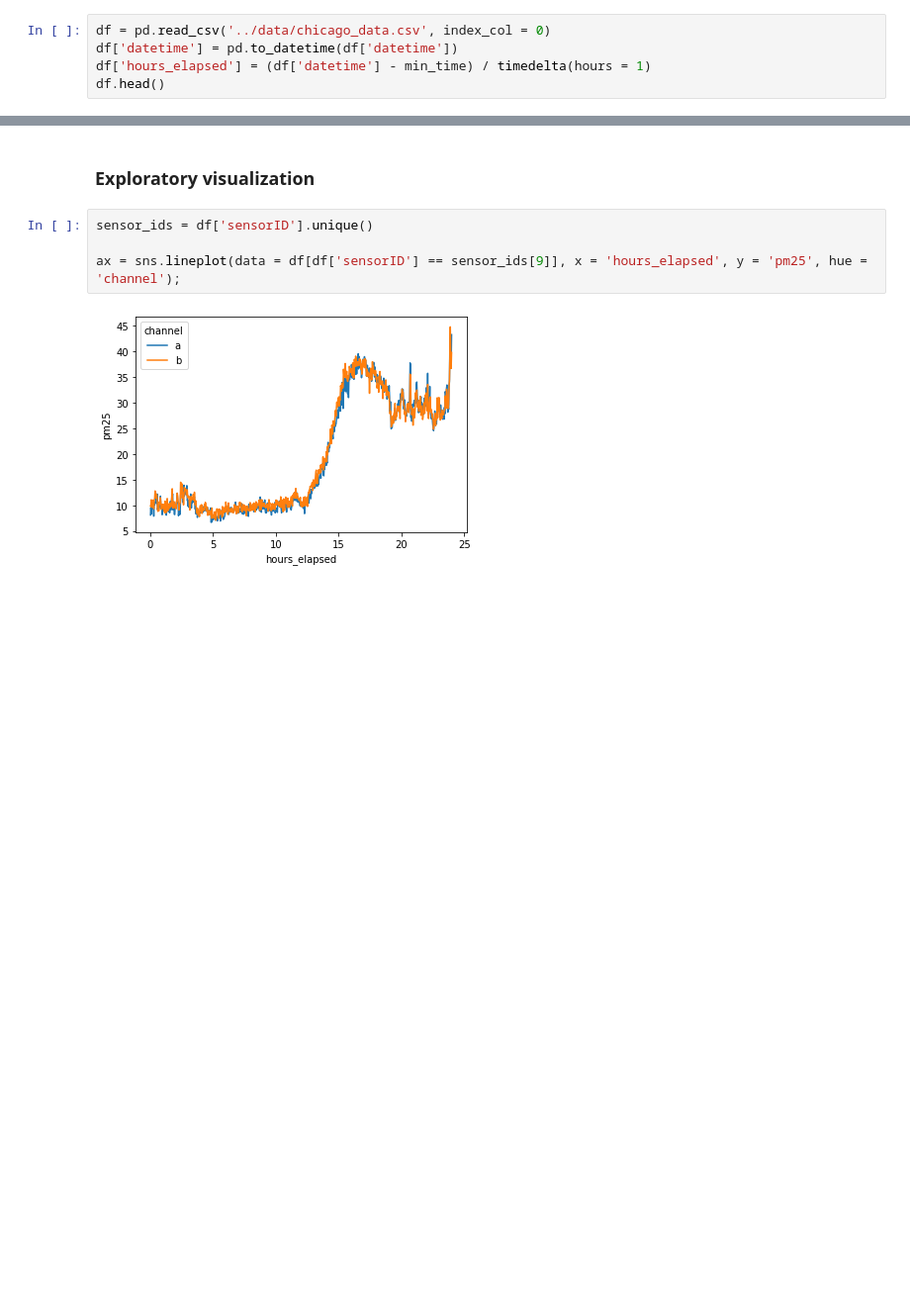
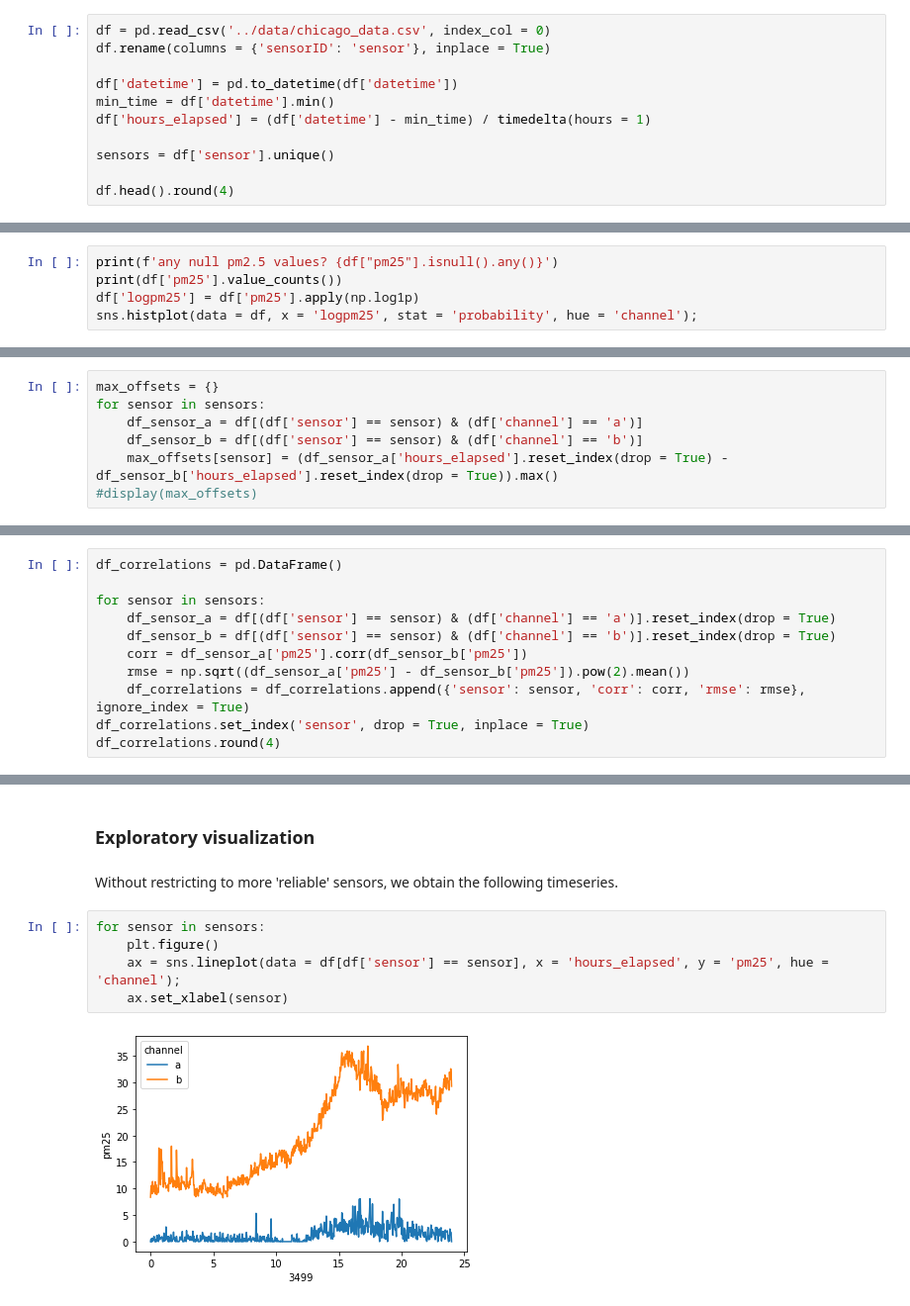
Before and after one commit to code-312/Air-Quality, a Jupyter notebook: notebooks/spatial_variation.ipynb, the cells around one changed output, grey strips where cells are left out. Shown: that part at 99% size. Cells and saved outputs as stored; diff of their text form; blank space fills up the shorter version.

Commit message:
Started work on avg a, b channels. Confused about merge

```diff
--- a/notebooks/spatial_variation.ipynb
+++ b/notebooks/spatial_variation.ipynb
@@ -23,7 +23,13 @@ Note that in this notebook (unlike some of our other notebooks), both `a` and `b
 The datetime column is a bit hard to work with for data exploration/visualization purposes, so we'll add a column that measures the hours elapsed from the minimum value observed in the whole DataFrame.
 # %%
 df = pd.read_csv('../data/chicago_data.csv', index_col = 0)
+df.rename(columns = {'sensorID': 'sensor'}, inplace = True)
+
 df['datetime'] = pd.to_datetime(df['datetime'])
+min_time = df['datetime'].min()
 df['hours_elapsed'] = (df['datetime'] - min_time) / timedelta(hours = 1)
-df.head()
+
+sensors = df['sensor'].unique()
+
+df.head().round(4)
 # %% [output]
@@ -46,0 +50,5 @@ Name: name, dtype: int64
+# %%
+print(f'any null pm2.5 values? {df["pm25"].isnull().any()}')
+print(df['pm25'].value_counts())
+df['logpm25'] = df['pm25'].apply(np.log1p)
+sns.histplot(data = df, x = 'logpm25', stat = 'probability', hue = 'channel');
@@ -46,0 +85,7 @@ Name: name, dtype: int64
+# %%
+max_offsets = {}
+for sensor in sensors:
+    df_sensor_a = df[(df['sensor'] == sensor) & (df['channel'] == 'a')]
+    df_sensor_b = df[(df['sensor'] == sensor) & (df['channel'] == 'b')]
+    max_offsets[sensor] = (df_sensor_a['hours_elapsed'].reset_index(drop = True) - df_sensor_b['hours_elapsed'].reset_index(drop = True)).max()
+#display(max_offsets)
@@ -46,0 +94,11 @@ Name: name, dtype: int64
+# %%
+df_correlations = pd.DataFrame()
+
+for sensor in sensors:
+    df_sensor_a = df[(df['sensor'] == sensor) & (df['channel'] == 'a')].reset_index(drop = True)
+    df_sensor_b = df[(df['sensor'] == sensor) & (df['channel'] == 'b')].reset_index(drop = True)
+    corr = df_sensor_a['pm25'].corr(df_sensor_b['pm25'])
+    rmse = np.sqrt((df_sensor_a['pm25'] - df_sensor_b['pm25']).pow(2).mean())
+    df_correlations = df_correlations.append({'sensor': sensor, 'corr': corr, 'rmse': rmse}, ignore_index = True)
+df_correlations.set_index('sensor', drop = True, inplace = True)
+df_correlations.round(4)
@@ -47,8 +137,11 @@ Name: name, dtype: int64
 # %% [markdown]
 ### Exploratory visualization
+# %% [markdown]
+Without restricting to more 'reliable' sensors, we obtain the following timeseries.
 # %%
-sensor_ids = df['sensorID'].unique()
-
-ax = sns.lineplot(data = df[df['sensorID'] == sensor_ids[9]], x = 'hours_elapsed', y = 'pm25', hue = 'channel');
+for sensor in sensors:
+    plt.figure()
+    ax = sns.lineplot(data = df[df['sensor'] == sensor], x = 'hours_elapsed', y = 'pm25', hue = 'channel');
+    ax.set_xlabel(sensor)
 # %% [output]
-[figure, old version]
+[figure, new version]
```
Also changed, not shown: parts of 20 cells of this notebook.
